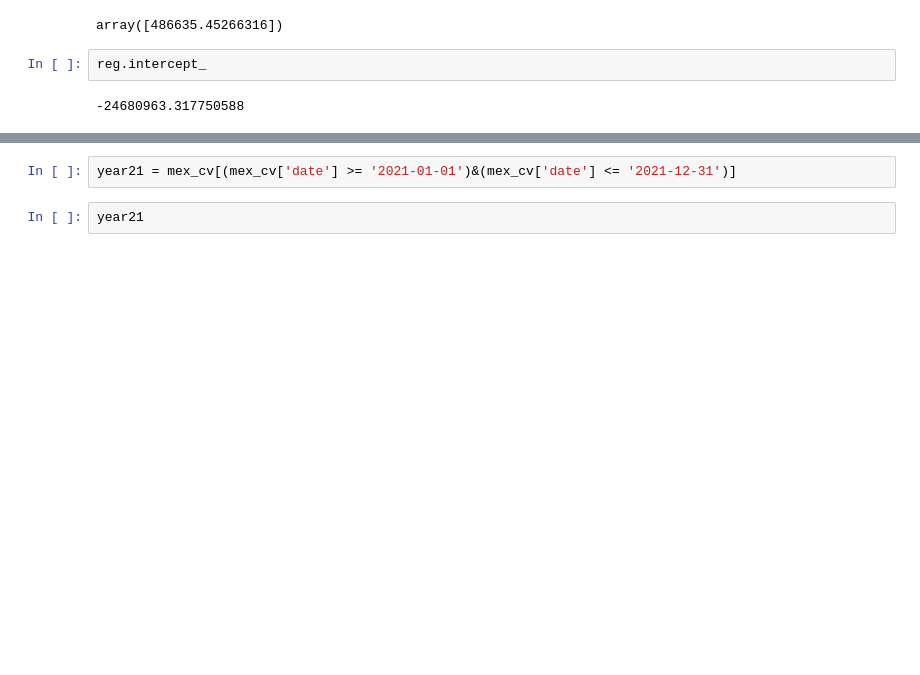
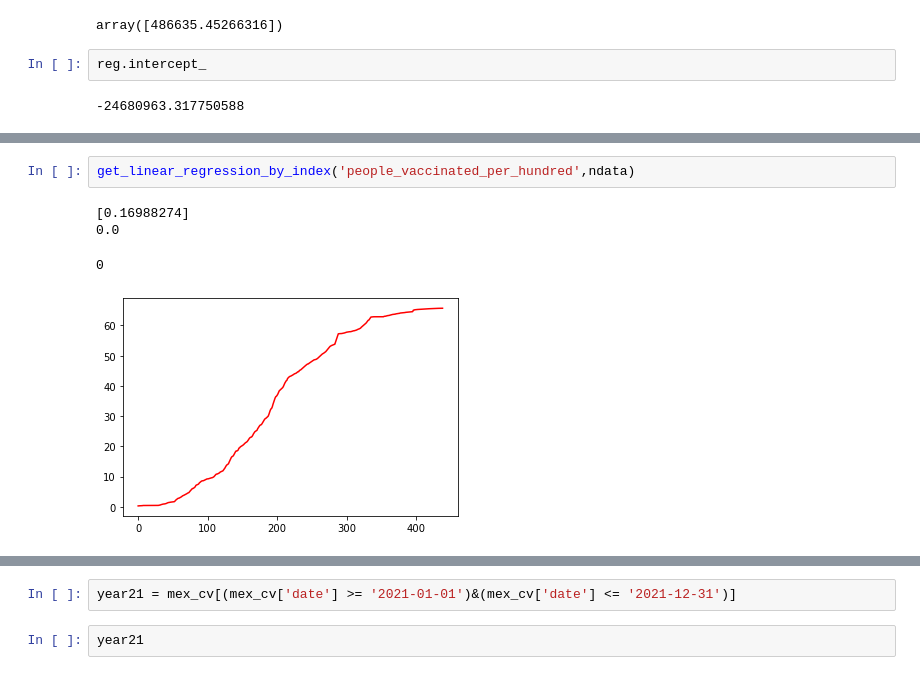
Before and after one commit to elriczero/ML-HW4-Covid-Analysis, a Jupyter notebook: Machine Learning Assignment 4 - Covid Vaccination Progress.ipynb, the cells around one changed output, grey strips where cells are left out. Saved outputs shown, nothing was run; the diff lists cells and outputs as text; blank space fills up the shorter version.

```diff
--- a/Machine Learning Assignment 4 - Covid Vaccination Progress.ipynb
+++ b/Machine Learning Assignment 4 - Covid Vaccination Progress.ipynb
@@ -293,0 +337,7 @@ def find_x_value_for_given_y(linear_model,y):
+# %%
+get_linear_regression_by_index('people_vaccinated_per_hundred',ndata)
+# %% [output]
+[0.16988274]
+0.0
+0
+[figure, added]
```
Also changed, not shown: parts of 11 cells of this notebook.
